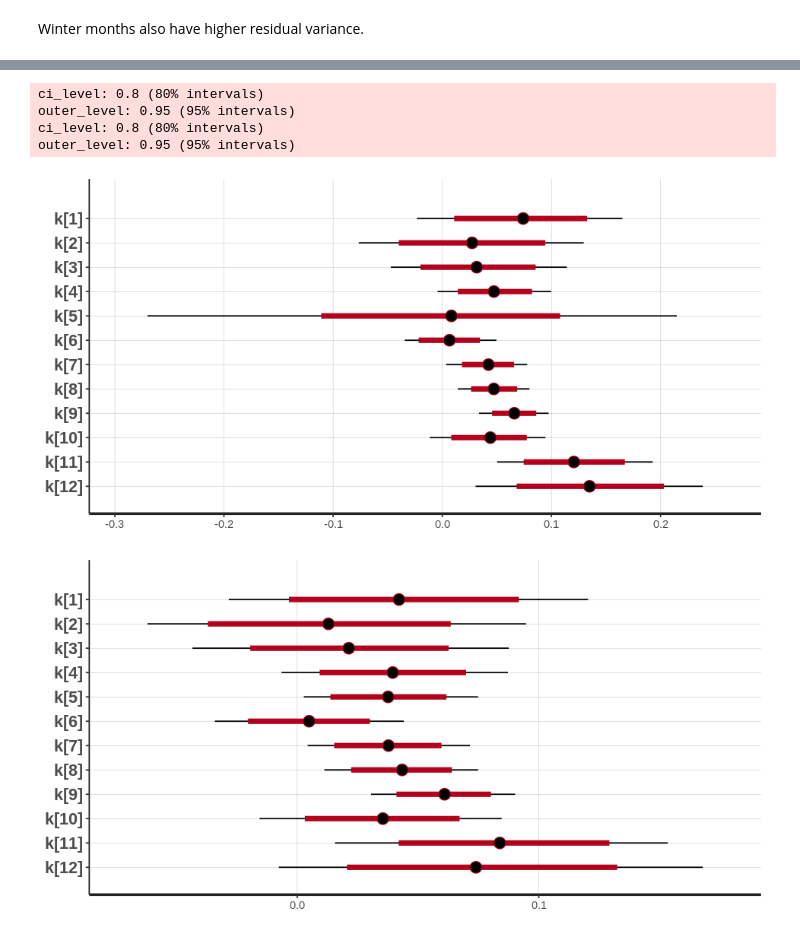
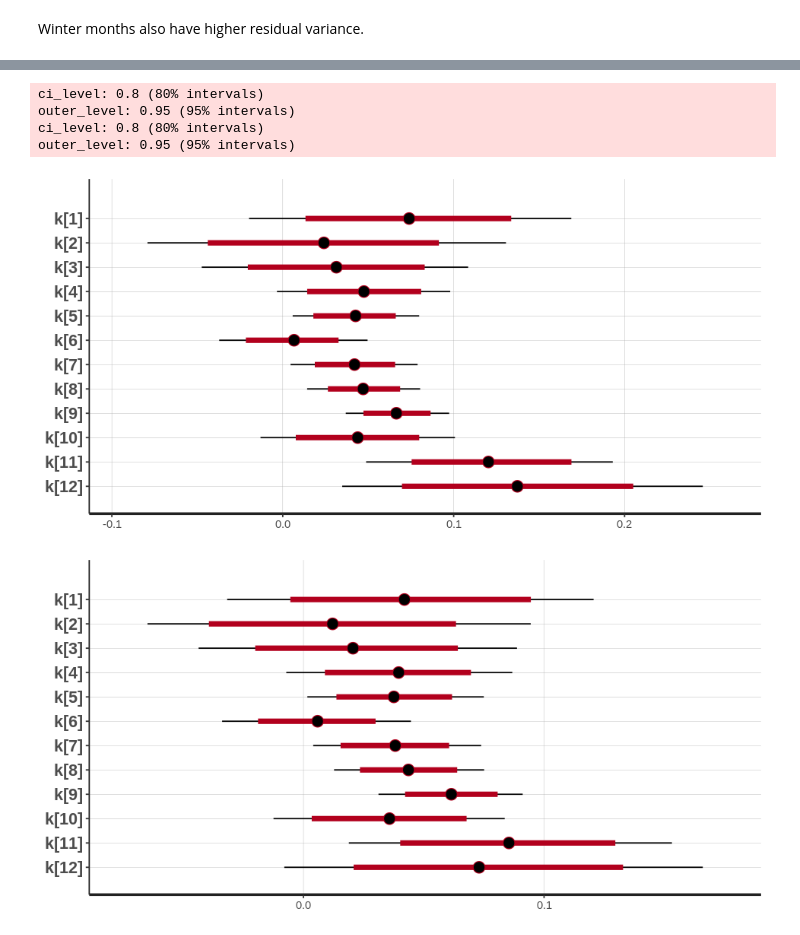
Before and after one commit to euxoa/ompeluseura, a Jupyter notebook: Ompeluseura_apt_get.ipynb, the cells around one changed output, grey strips where cells are left out. Cells and saved outputs as stored; diff of their text form; code cells hidden in the pictures.

```diff
--- a/Ompeluseura_apt_get.ipynb
+++ b/Ompeluseura_apt_get.ipynb
@@ -328,10 +263,10 @@ outer_level: 0.95 (95% intervals)
 # %%
-plot(fitc, pars="k")
+plot(fit, pars="k")
 plot(fith, pars="k")
 # %% [output]
 ci_level: 0.8 (80% intervals)
 outer_level: 0.95 (95% intervals)
 ci_level: 0.8 (80% intervals)
 outer_level: 0.95 (95% intervals)
-[figure, old version]
+[figure, new version]
-[figure, old version]
+[figure, new version]
```
Also changed, not shown: parts of 16 cells of this notebook.
